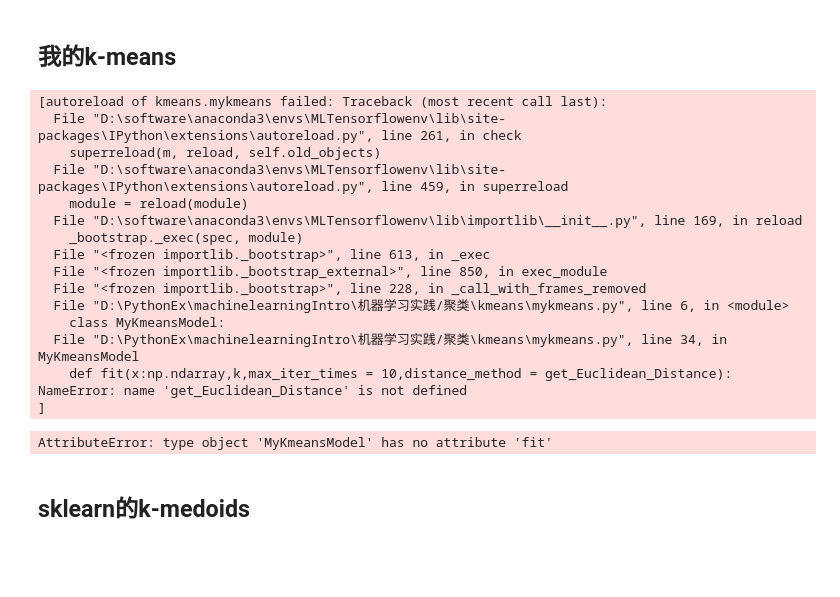
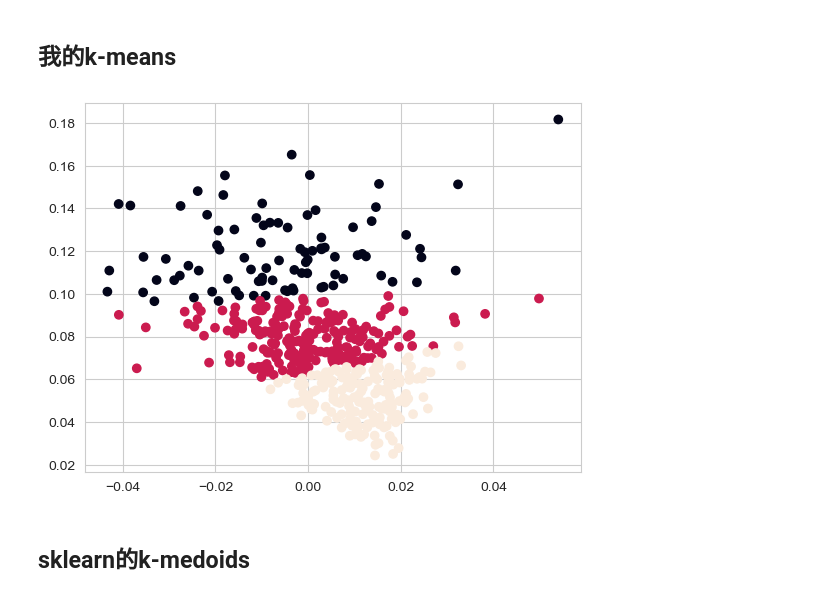
Before and after one commit to seriserendipia/Course-Project-Introduction-to-Machine-Learning, a Jupyter notebook: 机器学习实践/聚类/实验一k-means, k-medoids, dbscan, agens、kmeans、AGNES多方法聚类.ipynb, the cells around one changed output. Drawn from its saved outputs; the diff is of its cells as text; code cells hidden in the pictures; blank space fills up the shorter version.

```diff
--- a/机器学习实践/聚类/实验一k-means, k-medoids, dbscan, agens、kmeans、AGNES多方法聚类.ipynb
+++ b/机器学习实践/聚类/实验一k-means, k-medoids, dbscan, agens、kmeans、AGNES多方法聚类.ipynb
@@ -270,30 +275,14 @@ plt.show()
 # %% [markdown]
 ## 我的k-means
 # %%
-from kmeans.mykmeans import MyKmeansModel
+from kmeans.mykmeans import my_k_means
 
-model = MyKmeansModel.fit(train_data, k= 3)
+model = my_k_means(train_data, k= 3)
 df = model.get_result_df()
 plt.scatter(df.iloc[:, 0], df.iloc[:, 1], c=df.label)
 plt.show()
 # %% [output]
-[autoreload of kmeans.mykmeans failed: Traceback (most recent call last):
-  File "D:\software\anaconda3\envs\MLTensorflowenv\lib\site-packages\IPython\extensions\autoreload.py", line 261, in check
-    superreload(m, reload, self.old_objects)
-  File "D:\software\anaconda3\envs\MLTensorflowenv\lib\site-packages\IPython\extensions\autoreload.py", line 459, in superreload
-    module = reload(module)
-  File "D:\software\anaconda3\envs\MLTensorflowenv\lib\importlib\__init__.py", line 169, in reload
-    _bootstrap._exec(spec, module)
-  File "<frozen importlib._bootstrap>", line 613, in _exec
-  File "<frozen importlib._bootstrap_external>", line 850, in exec_module
-  File "<frozen importlib._bootstrap>", line 228, in _call_with_frames_removed
-  File "D:\PythonEx\machinelearningIntro\机器学习实践/聚类\kmeans\mykmeans.py", line 6, in <module>
-    class MyKmeansModel:
-  File "D:\PythonEx\machinelearningIntro\机器学习实践/聚类\kmeans\mykmeans.py", line 34, in MyKmeansModel
-    def fit(x:np.ndarray,k,max_iter_times = 10,distance_method = get_Euclidean_Distance):
-NameError: name 'get_Euclidean_Distance' is not defined
-]
-AttributeError: type object 'MyKmeansModel' has no attribute 'fit'
+[figure, added]
 # %% [markdown]
 ## sklearn的k-medoids
 # %%
```
Also changed, not shown: parts of 3 cells of this notebook, 4 other files.
